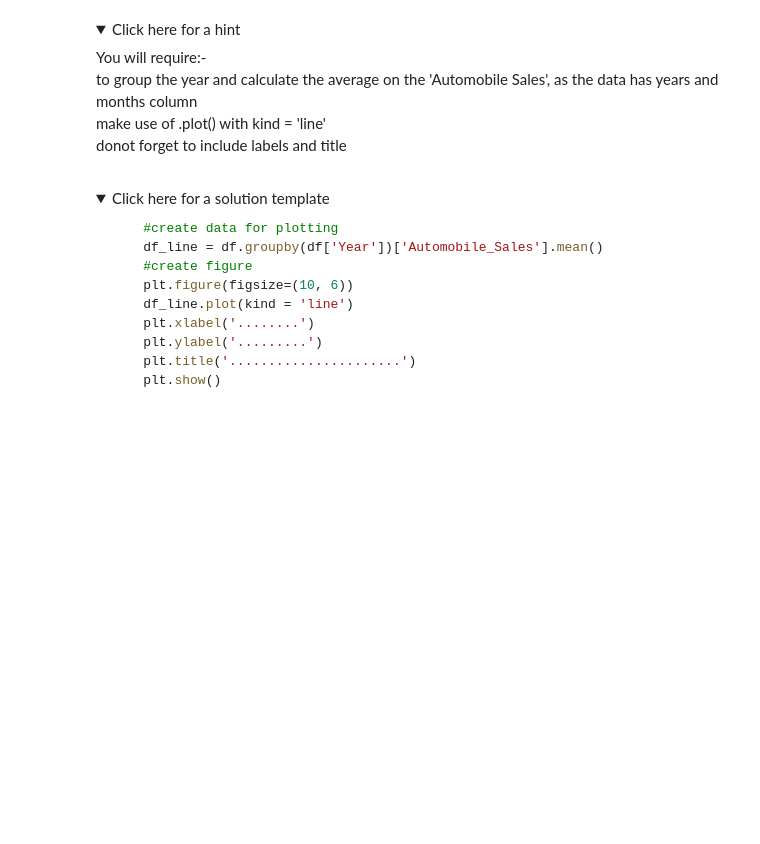
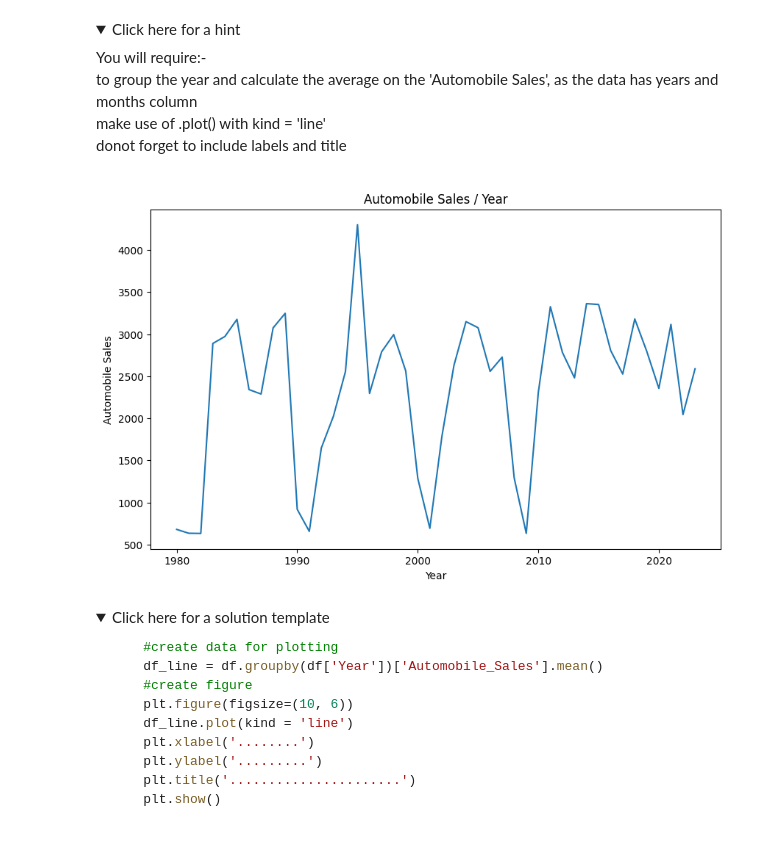
Before and after one commit to YaaseenK/-IBM_Data_Analyst_Full_Course, a Jupyter notebook: 05_Data Visualization with Python/module5/DV0101EN-Final-Assignment-Part1-v2.ipynb, the cells around one changed output. Cells and saved outputs as stored; diff of their text form; code cells hidden in the pictures; folded sections open; blank space fills up the shorter version.

```diff
--- a/05_Data Visualization with Python/module5/DV0101EN-Final-Assignment-Part1-v2.ipynb
+++ b/05_Data Visualization with Python/module5/DV0101EN-Final-Assignment-Part1-v2.ipynb
@@ -188,6 +222,23 @@ You will require:-
 <br>make use of .plot() with kind = 'line'
 <br>donot forget to include labels and title
 </details>
+# %%
+# Group and calculate the mean sales by year
+df_line = df.groupby('Year')['Automobile_Sales'].mean()
+
+# Create the figure and plot
+plt.figure(figsize=(10, 6))
+df_line.plot(kind='line')
+
+# Add labels and title
+plt.xlabel('Year')
+plt.ylabel('Automobile Sales')
+plt.title('Automobile Sales / Year')
+
+# Show plot
+plt.show()
+# %% [output]
+[figure, added]
 # %% [markdown]
 <details><summary>Click here for a solution template</summary>
 
```
Also changed, not shown: parts of 17 cells of this notebook, 2 other files.
